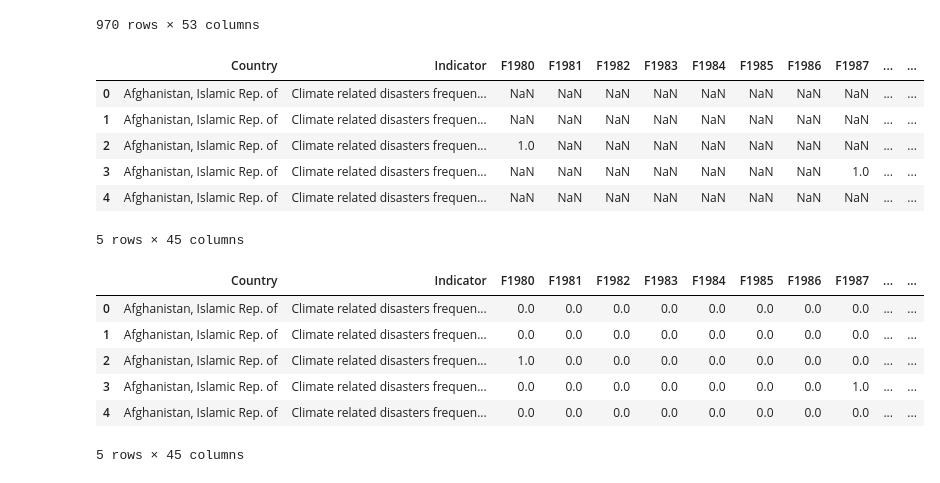
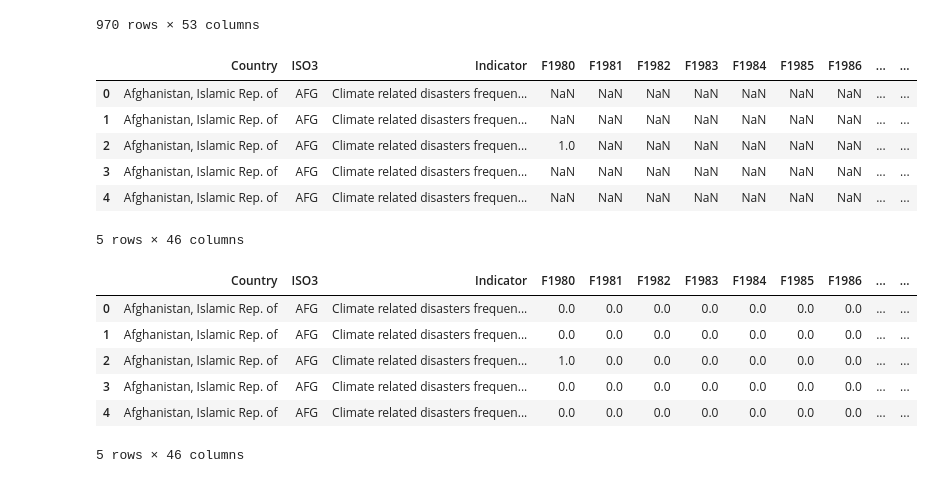
Before and after one commit to vivsarraf/Global-Warming, a Jupyter notebook: WeatherPatterns.ipynb, the cells around one changed output. Drawn from its saved outputs; the diff is of its cells as text; code cells hidden in the pictures.

```diff
--- a/WeatherPatterns.ipynb
+++ b/WeatherPatterns.ipynb
@@ -25,25 +31,26 @@ natural_disasters_df
 970 rows × 53 columns
 # %%
 # Remove extraneous column
-Natural_disaster_reduced_df = natural_disasters_df.drop(columns=['ISO2', 'ISO3', 'Unit', 'ObjectId', 'Source', 'CTS_Code', 'CTS_Name', 'CTS_Full_Descriptor'])
+Natural_disaster_reduced_df = natural_disasters_df.drop(columns=['ISO2', 'Unit', 'ObjectId', 'Source', 'CTS_Code', 'CTS_Name', 'CTS_Full_Descriptor'])
 Natural_disaster_reduced_df.head()
 # %% [output]
-|  | Country | Indicator | F1980 | F1981 | F1982 | F1983 | F1984 | F1985 | F1986 | F1987 | ... | ... |
-| 0 | Afghanistan, Islamic Rep. of | Climate related disasters frequen... | NaN | NaN | NaN | NaN | NaN | NaN | NaN | NaN | ... | ... |
-| 1 | Afghanistan, Islamic Rep. of | Climate related disasters frequen... | NaN | NaN | NaN | NaN | NaN | NaN | NaN | NaN | ... | ... |
-| 2 | Afghanistan, Islamic Rep. of | Climate related disasters frequen... | 1.0 | NaN | NaN | NaN | NaN | NaN | NaN | NaN | ... | ... |
-| 3 | Afghanistan, Islamic Rep. of | Climate related disasters frequen... | NaN | NaN | NaN | NaN | NaN | NaN | NaN | 1.0 | ... | ... |
-| 4 | Afghanistan, Islamic Rep. of | Climate related disasters frequen... | NaN | NaN | NaN | NaN | NaN | NaN | NaN | NaN | ... | ... |
+|  | Country | ISO3 | Indicator | F1980 | F1981 | F1982 | F1983 | F1984 | F1985 | F1986 | ... | ... |
+| 0 | Afghanistan, Islamic Rep. of | AFG | Climate related disasters frequen... | NaN | NaN | NaN | NaN | NaN | NaN | NaN | ... | ... |
+| 1 | Afghanistan, Islamic Rep. of | AFG | Climate related disasters frequen... | NaN | NaN | NaN | NaN | NaN | NaN | NaN | ... | ... |
+| 2 | Afghanistan, Islamic Rep. of | AFG | Climate related disasters frequen... | 1.0 | NaN | NaN | NaN | NaN | NaN | NaN | ... | ... |
+| 3 | Afghanistan, Islamic Rep. of | AFG | Climate related disasters frequen... | NaN | NaN | NaN | NaN | NaN | NaN | NaN | ... | ... |
+| 4 | Afghanistan, Islamic Rep. of | AFG | Climate related disasters frequen... | NaN | NaN | NaN | NaN | NaN | NaN | NaN | ... | ... |
-5 rows × 45 columns
+5 rows × 46 columns
 # %%
 # Remove remaining rows with missing data
 natural_disasters_cleaned_df = Natural_disaster_reduced_df.fillna(0)
+
 natural_disasters_cleaned_df.head()
 # %% [output]
-|  | Country | Indicator | F1980 | F1981 | F1982 | F1983 | F1984 | F1985 | F1986 | F1987 | ... | ... |
-| 0 | Afghanistan, Islamic Rep. of | Climate related disasters frequen... | 0.0 | 0.0 | 0.0 | 0.0 | 0.0 | 0.0 | 0.0 | 0.0 | ... | ... |
-| 1 | Afghanistan, Islamic Rep. of | Climate related disasters frequen... | 0.0 | 0.0 | 0.0 | 0.0 | 0.0 | 0.0 | 0.0 | 0.0 | ... | ... |
-| 2 | Afghanistan, Islamic Rep. of | Climate related disasters frequen... | 1.0 | 0.0 | 0.0 | 0.0 | 0.0 | 0.0 | 0.0 | 0.0 | ... | ... |
-| 3 | Afghanistan, Islamic Rep. of | Climate related disasters frequen... | 0.0 | 0.0 | 0.0 | 0.0 | 0.0 | 0.0 | 0.0 | 1.0 | ... | ... |
-| 4 | Afghanistan, Islamic Rep. of | Climate related disasters frequen... | 0.0 | 0.0 | 0.0 | 0.0 | 0.0 | 0.0 | 0.0 | 0.0 | ... | ... |
+|  | Country | ISO3 | Indicator | F1980 | F1981 | F1982 | F1983 | F1984 | F1985 | F1986 | ... | ... |
+| 0 | Afghanistan, Islamic Rep. of | AFG | Climate related disasters frequen... | 0.0 | 0.0 | 0.0 | 0.0 | 0.0 | 0.0 | 0.0 | ... | ... |
+| 1 | Afghanistan, Islamic Rep. of | AFG | Climate related disasters frequen... | 0.0 | 0.0 | 0.0 | 0.0 | 0.0 | 0.0 | 0.0 | ... | ... |
+| 2 | Afghanistan, Islamic Rep. of | AFG | Climate related disasters frequen... | 1.0 | 0.0 | 0.0 | 0.0 | 0.0 | 0.0 | 0.0 | ... | ... |
+| 3 | Afghanistan, Islamic Rep. of | AFG | Climate related disasters frequen... | 0.0 | 0.0 | 0.0 | 0.0 | 0.0 | 0.0 | 0.0 | ... | ... |
+| 4 | Afghanistan, Islamic Rep. of | AFG | Climate related disasters frequen... | 0.0 | 0.0 | 0.0 | 0.0 | 0.0 | 0.0 | 0.0 | ... | ... |
-5 rows × 45 columns
+5 rows × 46 columns
```
Also changed, not shown: parts of 2 cells of this notebook, 1 other file.
